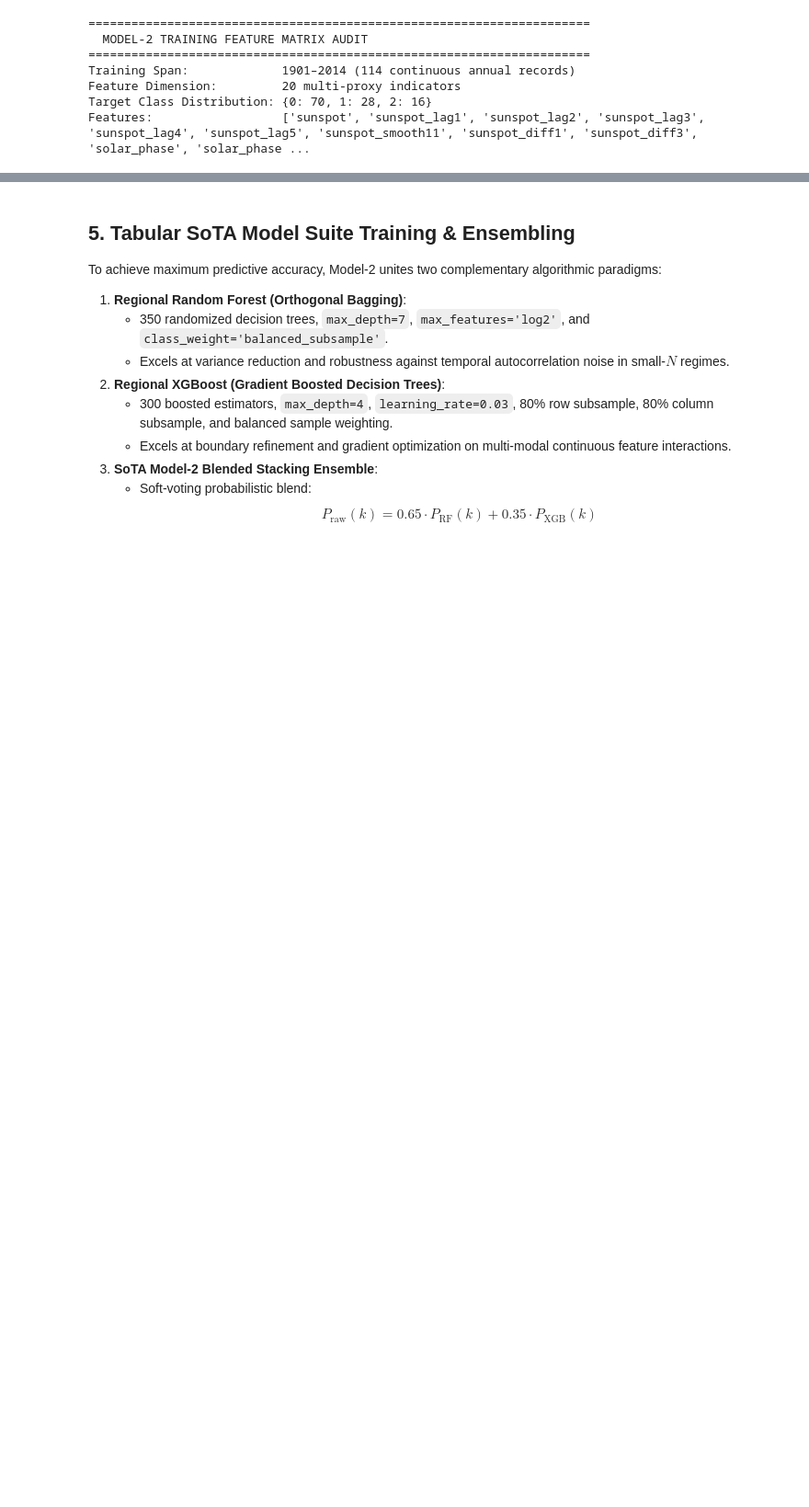
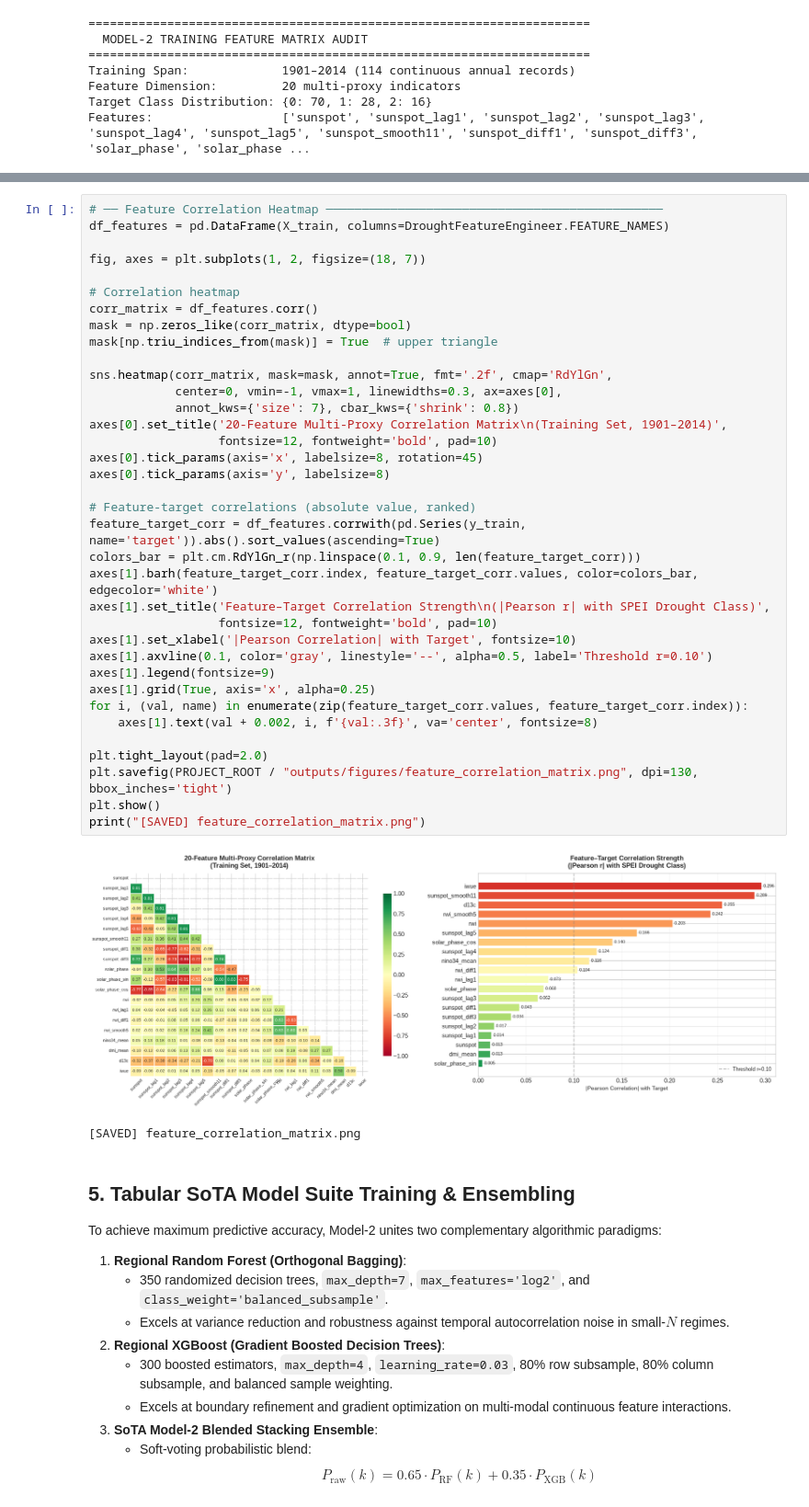
Before and after one commit to ezekiyastsegaye123-cmyk/Fradscr, a Jupyter notebook: model-2.ipynb, the cells around one changed output, grey strips where cells are left out. Shown at 92% size. Saved outputs shown, nothing was run; the diff lists cells and outputs as text; blank space fills up the shorter version.

```diff
--- a/model-2.ipynb
+++ b/model-2.ipynb
@@ -244,3 +361,42 @@ Features:                  ['sunspot', 'sunspot_lag1', 'sunspot_lag2', 'sunspot_
+# %%
+# ── Feature Correlation Heatmap ───────────────────────────────────────────────
+df_features = pd.DataFrame(X_train, columns=DroughtFeatureEngineer.FEATURE_NAMES)
+
+fig, axes = plt.subplots(1, 2, figsize=(18, 7))
+
+# Correlation heatmap
+corr_matrix = df_features.corr()
+mask = np.zeros_like(corr_matrix, dtype=bool)
+mask[np.triu_indices_from(mask)] = True  # upper triangle
+
+sns.heatmap(corr_matrix, mask=mask, annot=True, fmt='.2f', cmap='RdYlGn',
+            center=0, vmin=-1, vmax=1, linewidths=0.3, ax=axes[0],
+            annot_kws={'size': 7}, cbar_kws={'shrink': 0.8})
+axes[0].set_title('20-Feature Multi-Proxy Correlation Matrix\n(Training Set, 1901–2014)',
+                  fontsize=12, fontweight='bold', pad=10)
+axes[0].tick_params(axis='x', labelsize=8, rotation=45)
+axes[0].tick_params(axis='y', labelsize=8)
+
+# Feature-target correlations (absolute value, ranked)
+feature_target_corr = df_features.corrwith(pd.Series(y_train, name='target')).abs().sort_values(ascending=True)
+colors_bar = plt.cm.RdYlGn_r(np.linspace(0.1, 0.9, len(feature_target_corr)))
+axes[1].barh(feature_target_corr.index, feature_target_corr.values, color=colors_bar, edgecolor='white')
+axes[1].set_title('Feature–Target Correlation Strength\n(|Pearson r| with SPEI Drought Class)',
+                  fontsize=12, fontweight='bold', pad=10)
+axes[1].set_xlabel('|Pearson Correlation| with Target', fontsize=10)
+axes[1].axvline(0.1, color='gray', linestyle='--', alpha=0.5, label='Threshold r=0.10')
+axes[1].legend(fontsize=9)
+axes[1].grid(True, axis='x', alpha=0.25)
+for i, (val, name) in enumerate(zip(feature_target_corr.values, feature_target_corr.index)):
+    axes[1].text(val + 0.002, i, f'{val:.3f}', va='center', fontsize=8)
+
+plt.tight_layout(pad=2.0)
+plt.savefig(PROJECT_ROOT / "outputs/figures/feature_correlation_matrix.png", dpi=130, bbox_inches='tight')
+plt.show()
+print("[SAVED] feature_correlation_matrix.png")
+# %% [output]
+[figure, added]
+[SAVED] feature_correlation_matrix.png
 # %% [markdown]
 ## 5. Tabular SoTA Model Suite Training & Ensembling
 
```
Also changed, not shown: parts of 8 cells of this notebook, 11 other files.
